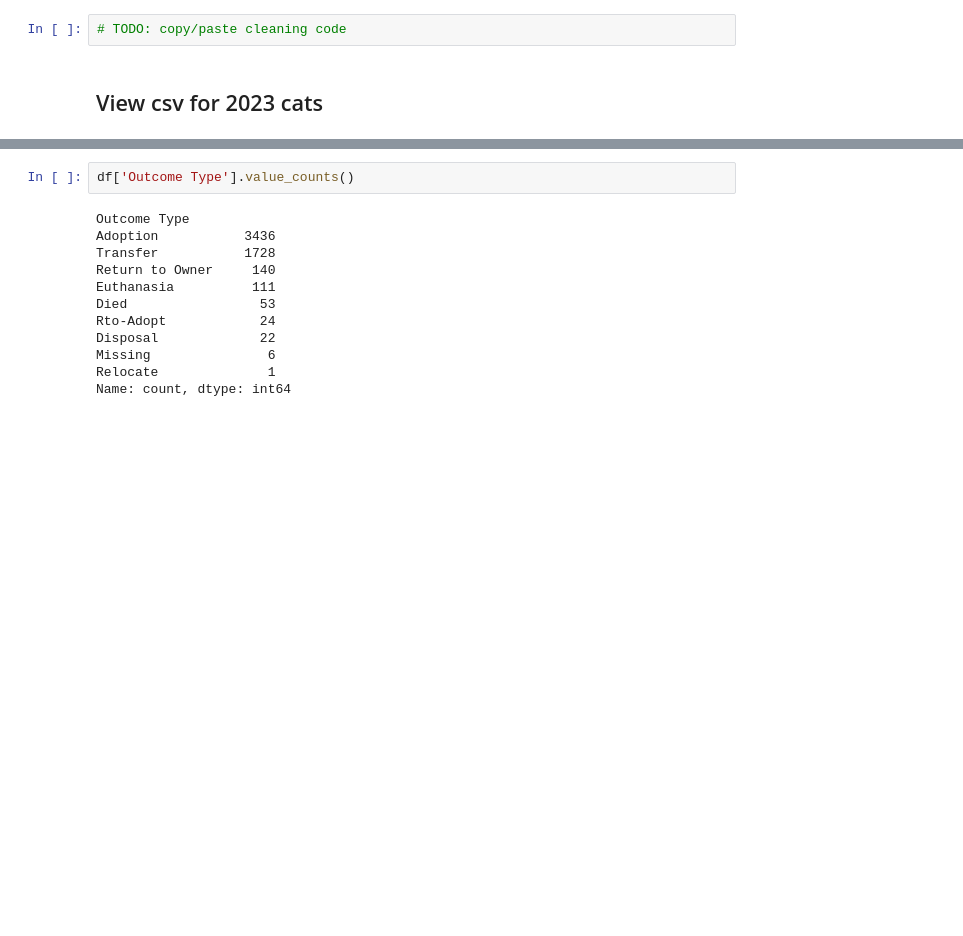
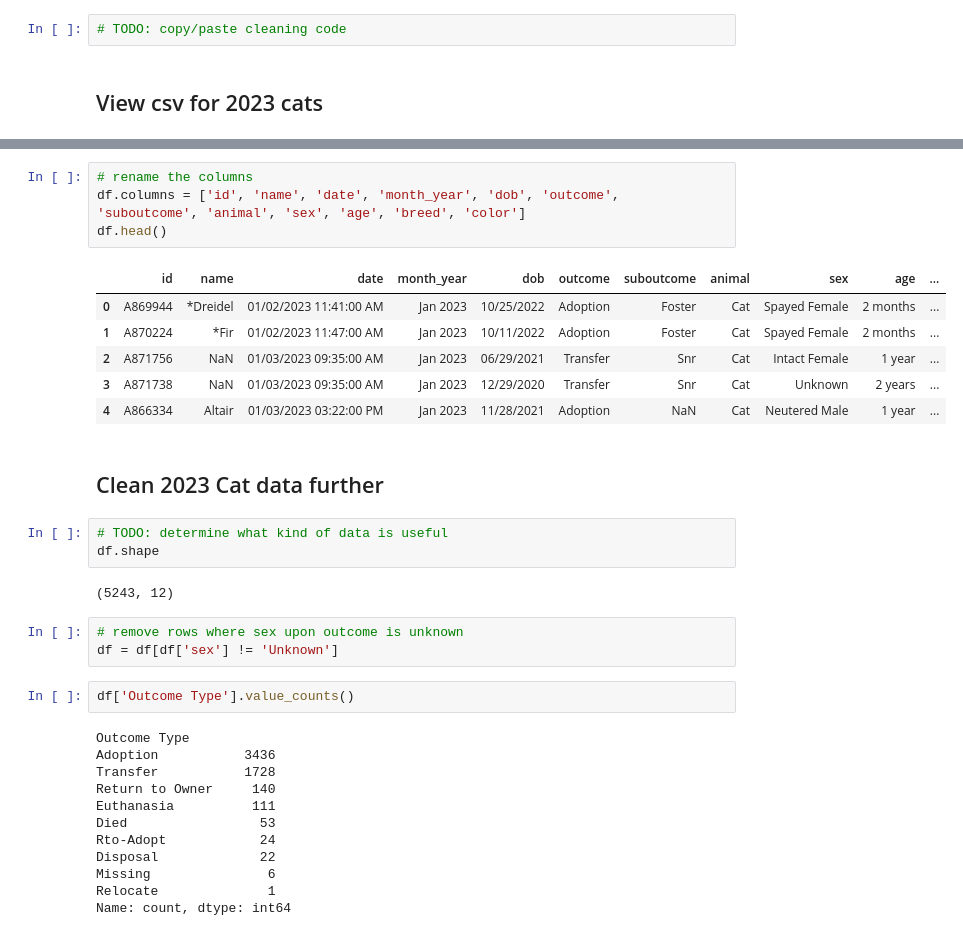
Before and after one commit to BictorFonseca/DataAnalysis, a Jupyter notebook: Project/term_project.ipynb, the cells around one changed output, grey strips where cells are left out. Drawn from its saved outputs; the diff is of its cells as text; blank space fills up the shorter version.

```diff
--- a/Project/term_project.ipynb
+++ b/Project/term_project.ipynb
@@ -46,3 +145,24 @@ df.head()
+# %%
+# rename the columns
+df.columns = ['id', 'name', 'date', 'month_year', 'dob', 'outcome', 'suboutcome', 'animal', 'sex', 'age', 'breed', 'color']
+df.head()
+# %% [output]
+|  | id | name | date | month_year | dob | outcome | suboutcome | animal | sex | age | ... |
+| 0 | A869944 | *Dreidel | 01/02/2023 11:41:00 AM | Jan 2023 | 10/25/2022 | Adoption | Foster | Cat | Spayed Female | 2 months | ... |
+| 1 | A870224 | *Fir | 01/02/2023 11:47:00 AM | Jan 2023 | 10/11/2022 | Adoption | Foster | Cat | Spayed Female | 2 months | ... |
+| 2 | A871756 | NaN | 01/03/2023 09:35:00 AM | Jan 2023 | 06/29/2021 | Transfer | Snr | Cat | Intact Female | 1 year | ... |
+| 3 | A871738 | NaN | 01/03/2023 09:35:00 AM | Jan 2023 | 12/29/2020 | Transfer | Snr | Cat | Unknown | 2 years | ... |
+| 4 | A866334 | Altair | 01/03/2023 03:22:00 PM | Jan 2023 | 11/28/2021 | Adoption | NaN | Cat | Neutered Male | 1 year | ... |
+# %% [markdown]
+## Clean 2023 Cat data further
+# %%
+# TODO: determine what kind of data is useful
+df.shape
+# %% [output]
+(5243, 12)
+# %%
+# remove rows where sex upon outcome is unknown
+df = df[df['sex'] != 'Unknown']
 # %%
 df['Outcome Type'].value_counts()
 # %% [output]
```
Also changed, not shown: parts of 17 cells of this notebook.
